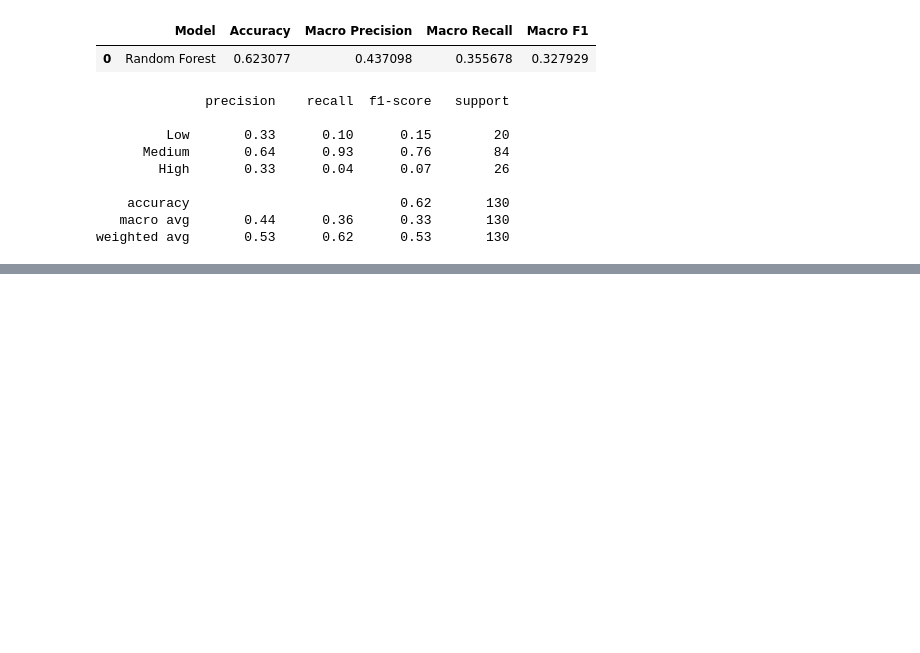
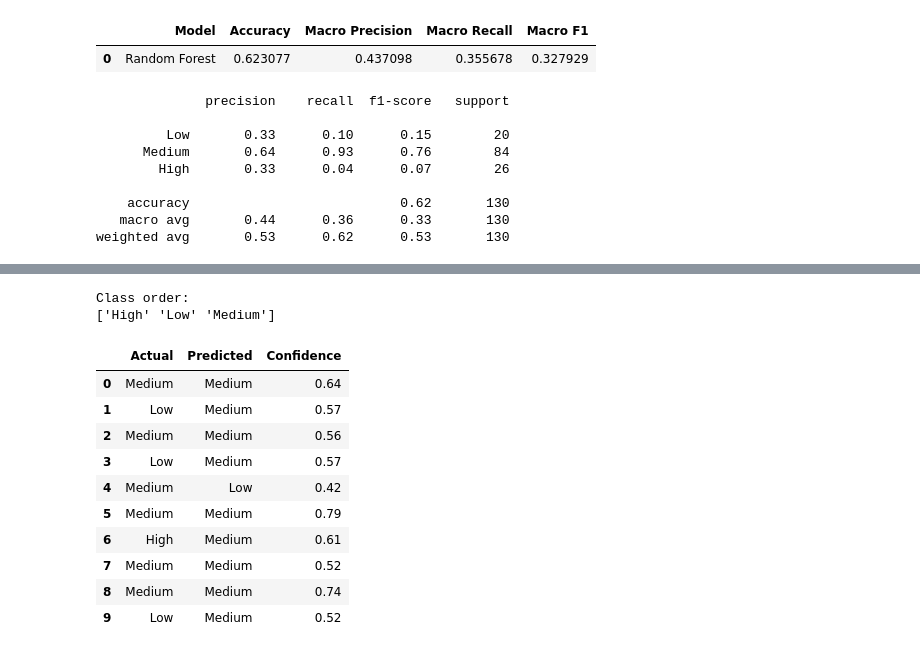
Before and after one commit to lightcode01-oss/IYB_INTERNSHIP, a Jupyter notebook: Day_10_Random_Forest_Model.ipynb, the cells around one changed output, grey strips where cells are left out. Drawn from its saved outputs; the diff is of its cells as text; code cells hidden in the pictures; blank space fills up the shorter version.

```diff
--- a/Day_10_Random_Forest_Model.ipynb
+++ b/Day_10_Random_Forest_Model.ipynb
@@ -400,0 +479,7 @@ weighted avg       0.53      0.62      0.53       130
+# %%
+probabilities = random_forest_pipeline.predict_proba(X_test)
+
+print("Probability matrix shape:", probabilities.shape)
+
+print("\nFirst 5 probability predictions:")
+print(probabilities[:5])
@@ -400,0 +495,32 @@ weighted avg       0.53      0.62      0.53       130
+# %%
+classes = random_forest_pipeline.named_steps[
+    "classifier"
+].classes_
+
+print("Class order:")
+print(classes)
+# %% [output]
+Class order:
+['High' 'Low' 'Medium']
+# %%
+prediction_confidence = probabilities.max(axis=1)
+
+confidence_df = pd.DataFrame({
+    "Actual": y_test.values,
+    "Predicted": y_pred,
+    "Confidence": prediction_confidence
+})
+
+confidence_df.head(10)
+# %% [output]
+|  | Actual | Predicted | Confidence |
+| 0 | Medium | Medium | 0.64 |
+| 1 | Low | Medium | 0.57 |
+| 2 | Medium | Medium | 0.56 |
+| 3 | Low | Medium | 0.57 |
+| 4 | Medium | Low | 0.42 |
+| 5 | Medium | Medium | 0.79 |
+| 6 | High | Medium | 0.61 |
+| 7 | Medium | Medium | 0.52 |
+| 8 | Medium | Medium | 0.74 |
+| 9 | Low | Medium | 0.52 |
```
Also changed, not shown: parts of 16 cells of this notebook.
